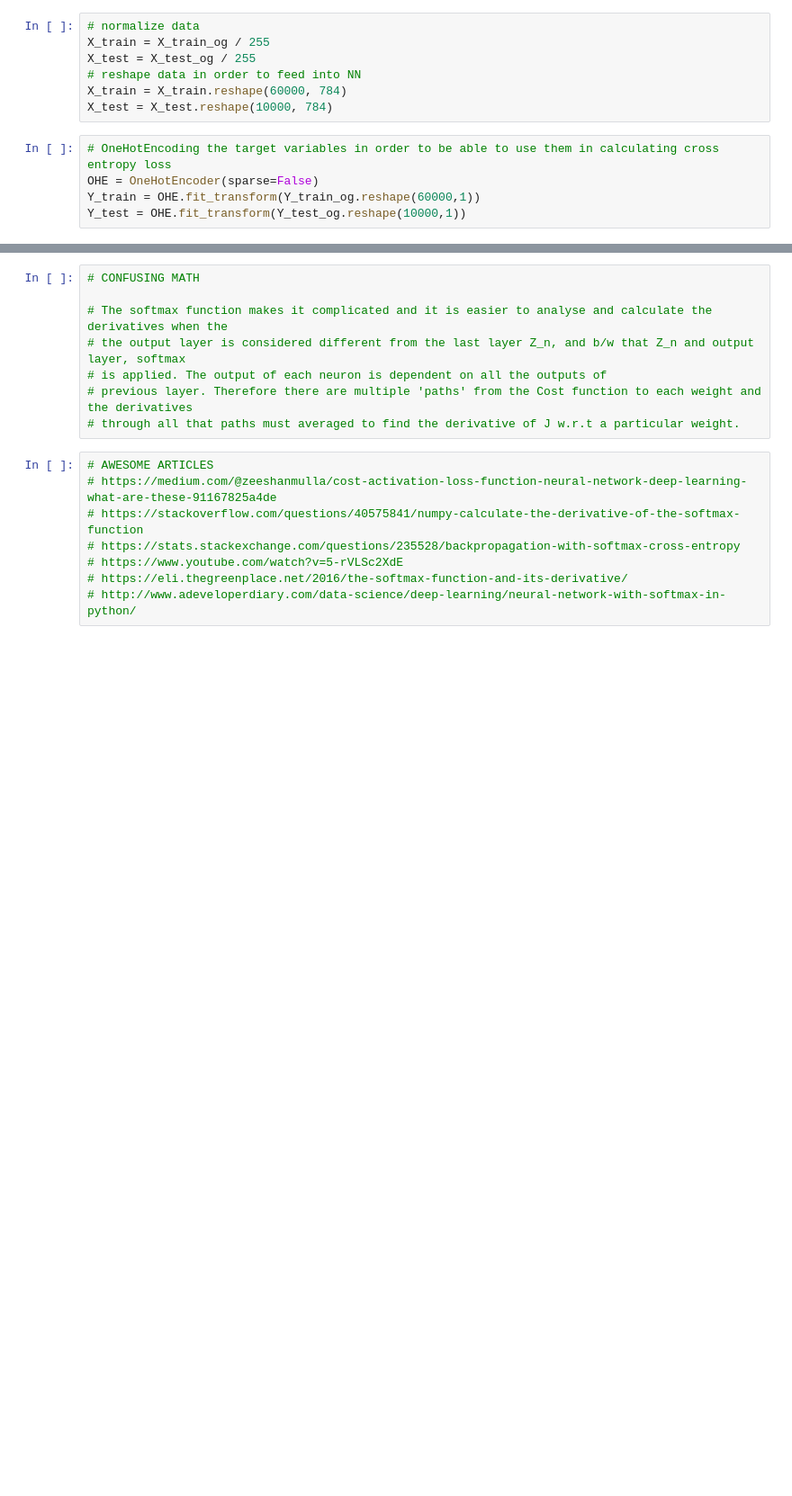
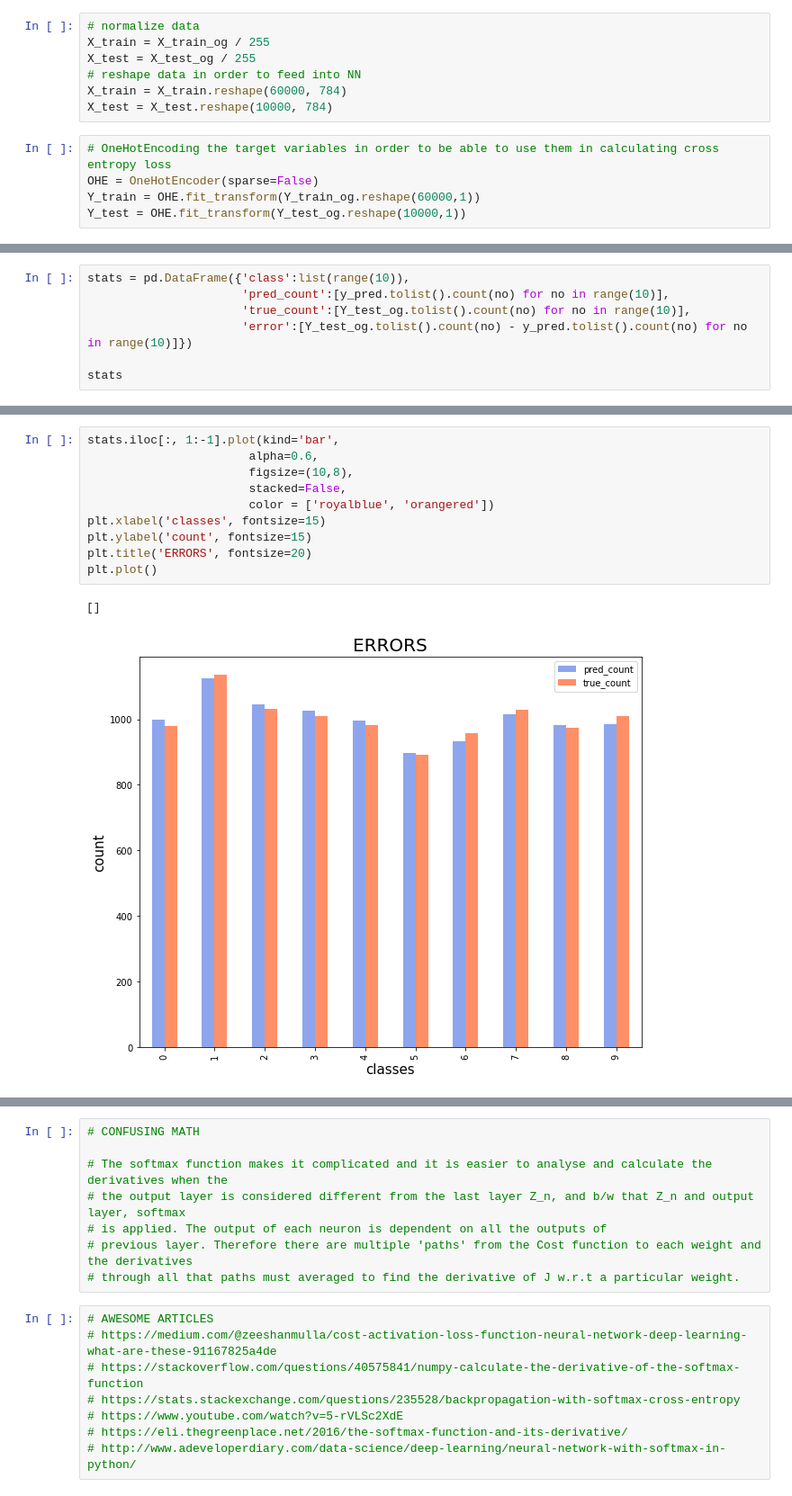
Before and after one commit to yashpundir/ML, a Jupyter notebook: Neural Networks/ANN.ipynb, the cells around one changed output, grey strips where cells are left out. Shown at 90% size. Drawn from its saved outputs; the diff is of its cells as text; blank space fills up the shorter version.

```diff
--- a/Neural Networks/ANN.ipynb
+++ b/Neural Networks/ANN.ipynb
@@ -193,0 +235,7 @@ class shit_NN:
+# %%
+stats = pd.DataFrame({'class':list(range(10)),
+                      'pred_count':[y_pred.tolist().count(no) for no in range(10)],
+                      'true_count':[Y_test_og.tolist().count(no) for no in range(10)],
+                      'error':[Y_test_og.tolist().count(no) - y_pred.tolist().count(no) for no in range(10)]})
+
+stats
@@ -193,0 +254,13 @@ class shit_NN:
+# %%
+stats.iloc[:, 1:-1].plot(kind='bar',
+                       alpha=0.6,
+                       figsize=(10,8),
+                       stacked=False,
+                       color = ['royalblue', 'orangered'])
+plt.xlabel('classes', fontsize=15)
+plt.ylabel('count', fontsize=15)
+plt.title('ERRORS', fontsize=20)
+plt.plot()
+# %% [output]
+[]
+[figure, added]
```
Also changed, not shown: parts of 20 cells of this notebook.
